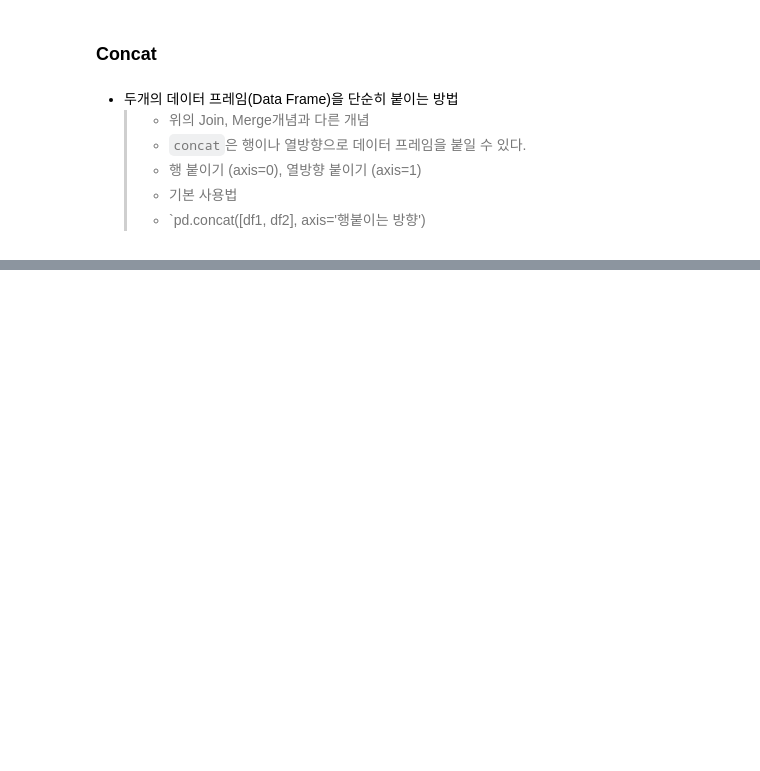
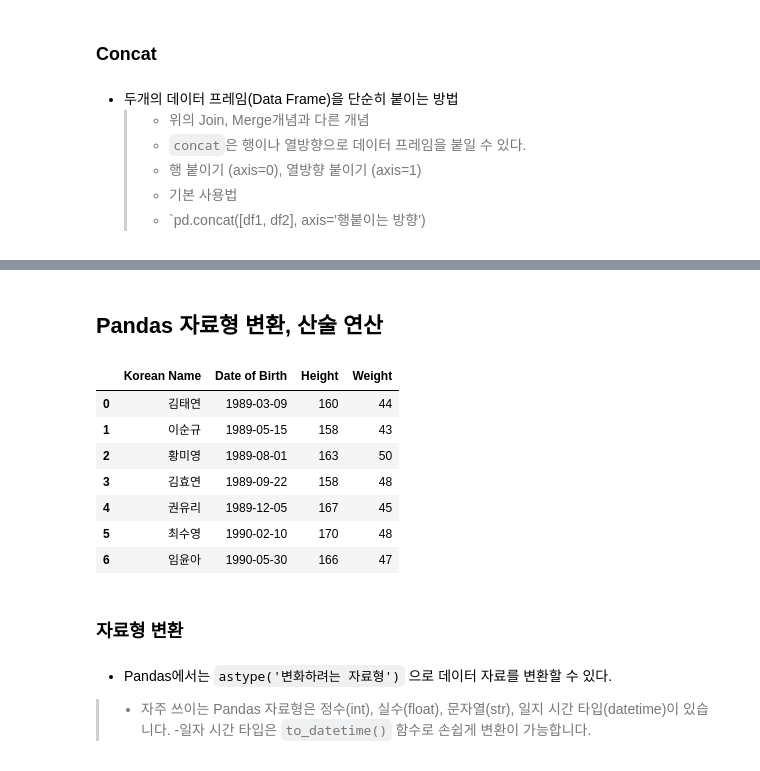
Before and after one commit to sleeptiger/Abc-project, a Jupyter notebook: pandas정리L.ipynb, the cells around one changed output, grey strips where cells are left out. Saved outputs shown, nothing was run; the diff lists cells and outputs as text; code cells hidden in the pictures; blank space fills up the shorter version.

```diff
--- a/pandas정리L.ipynb
+++ b/pandas정리L.ipynb
@@ -680,3 +680,27 @@ pd.concat([df1, df2], axis=1, join='inner')
 |  | Stage Name | Full Name | Korean Name | K. Stage Name | Date of Birth | Group | Country | Second Country | ... |
 | 3 | Hyoyeon | Kim Hyoyeon | 김효연 | 효연 | 1989-09-22 | SNSD | South Korea | NaN | ... |
 | 4 | Yuri | Kwon Yuri | 권유리 | 유리 | 1989-12-05 | SNSD | South Korea | NaN | ... |
+# %% [markdown]
+## Pandas 자료형 변환, 산술 연산
+# %%
+df = pd.read_csv('https://bit.ly/3gRXTfD')
+# %%
+df = df.iloc[:, 1:11].head(7)
+# %%
+df = df[['Korean Name', 'Date of Birth', 'Height', 'Weight']]
+df
+# %% [output]
+|  | Korean Name | Date of Birth | Height | Weight |
+| 0 | 김태연 | 1989-03-09 | 160 | 44 |
+| 1 | 이순규 | 1989-05-15 | 158 | 43 |
+| 2 | 황미영 | 1989-08-01 | 163 | 50 |
+| 3 | 김효연 | 1989-09-22 | 158 | 48 |
+| 4 | 권유리 | 1989-12-05 | 167 | 45 |
+| 5 | 최수영 | 1990-02-10 | 170 | 48 |
+| 6 | 임윤아 | 1990-05-30 | 166 | 47 |
+# %% [markdown]
+### 자료형 변환
+# %% [markdown]
+- Pandas에서는 `astype('변화하려는 자료형')` 으로 데이터 자료를 변환할 수 있다.
+> - 자주 쓰이는 Pandas 자료형은 정수(int), 실수(float), 문자열(str), 일지 시간 타입(datetime)이 있습니다.
+> -일자 시간 타입은 `to_datetime()` 함수로 손쉽게 변환이 가능합니다.
```
Also changed, not shown: parts of 33 cells of this notebook.
